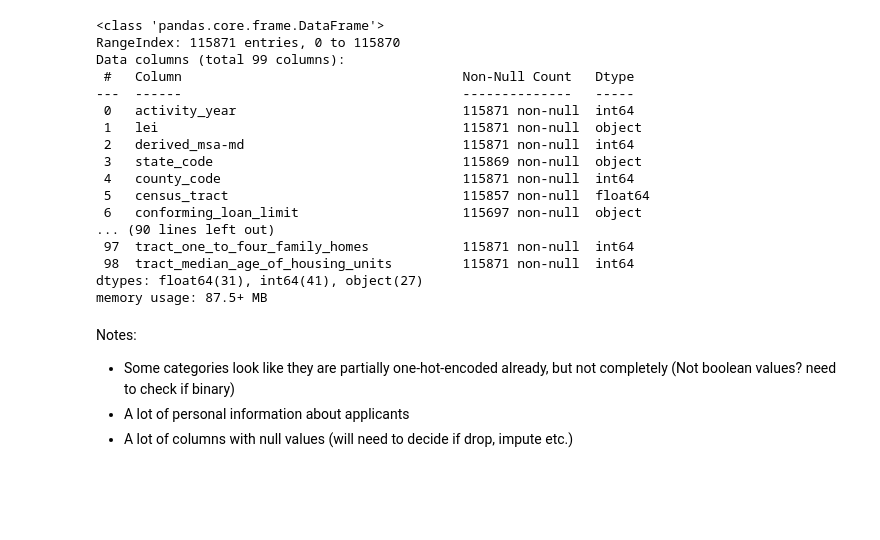
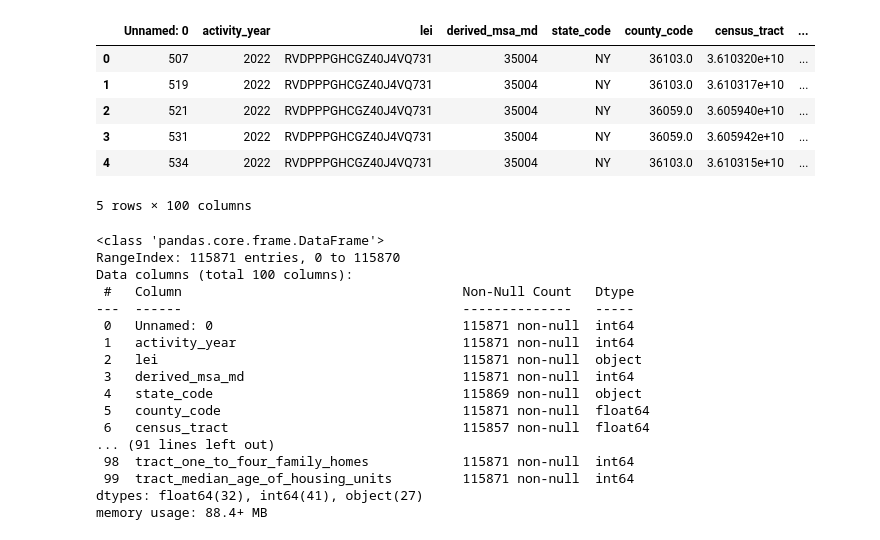
Before and after one commit to Fefe-Hern/Living, a Jupyter notebook: 2_python_review/CFPB_data_exploration.ipynb, the cells around one changed output. Cells and saved outputs as stored; diff of their text form; code cells hidden in the pictures; blank space fills up the shorter version.

```diff
--- a/2_python_review/CFPB_data_exploration.ipynb
+++ b/2_python_review/CFPB_data_exploration.ipynb
@@ -25,29 +4,31 @@ cfpb.head()
 # %%
-# Sandboxed Data Parse
-#cfpb = pd.read_csv('../1_data_raw/cfpb_loan_level_LI.csv')
-#cfpb.head()
+cfpb = pd.read_csv('../1_data_raw/cfpb_loan_level_LI.csv')
+cfpb.head()
+# %% [output]
+|  | Unnamed: 0 | activity_year | lei | derived_msa_md | state_code | county_code | census_tract | ... |
+| 0 | 507 | 2022 | RVDPPPGHCGZ40J4VQ731 | 35004 | NY | 36103.0 | 3.610320e+10 | ... |
+| 1 | 519 | 2022 | RVDPPPGHCGZ40J4VQ731 | 35004 | NY | 36103.0 | 3.610317e+10 | ... |
+| 2 | 521 | 2022 | RVDPPPGHCGZ40J4VQ731 | 35004 | NY | 36059.0 | 3.605940e+10 | ... |
+| 3 | 531 | 2022 | RVDPPPGHCGZ40J4VQ731 | 35004 | NY | 36059.0 | 3.605942e+10 | ... |
+| 4 | 534 | 2022 | RVDPPPGHCGZ40J4VQ731 | 35004 | NY | 36103.0 | 3.610315e+10 | ... |
+5 rows × 100 columns
 # %%
 cfpb.info()
 # %% [output]
 <class 'pandas.core.frame.DataFrame'>
 RangeIndex: 115871 entries, 0 to 115870
-Data columns (total 99 columns):
+Data columns (total 100 columns):
  #   Column                                    Non-Null Count   Dtype
 ---  ------                                    --------------   -----
- 0   activity_year                             115871 non-null  int64
- 1   lei                                       115871 non-null  object
- 2   derived_msa-md                            115871 non-null  int64
- 3   state_code                                115869 non-null  object
- 4   county_code                               115871 non-null  int64
- 5   census_tract                              115857 non-null  float64
- 6   conforming_loan_limit                     115697 non-null  object
-... (90 lines left out)
- 97  tract_one_to_four_family_homes            115871 non-null  int64
- 98  tract_median_age_of_housing_units         115871 non-null  int64
-dtypes: float64(31), int64(41), object(27)
-memory usage: 87.5+ MB
+ 0   Unnamed: 0                                115871 non-null  int64
+ 1   activity_year                             115871 non-null  int64
+ 2   lei                                       115871 non-null  object
+ 3   derived_msa_md                            115871 non-null  int64
+ 4   state_code                                115869 non-null  object
+ 5   county_code                               115871 non-null  float64
+ 6   census_tract                              115857 non-null  float64
+... (91 lines left out)
+ 98  tract_one_to_four_family_homes            115871 non-null  int64
+ 99  tract_median_age_of_housing_units         115871 non-null  int64
+dtypes: float64(32), int64(41), object(27)
+memory usage: 88.4+ MB
-# %% [markdown]
-Notes:
-- Some categories look like they are partially one-hot-encoded already, but not completely (Not boolean values? need to check if binary)
-- A lot of personal information about applicants
-- A lot of columns with null values (will need to decide if drop, impute etc.)
```
Also changed, not shown: parts of 10 cells of this notebook, 7 other files.
